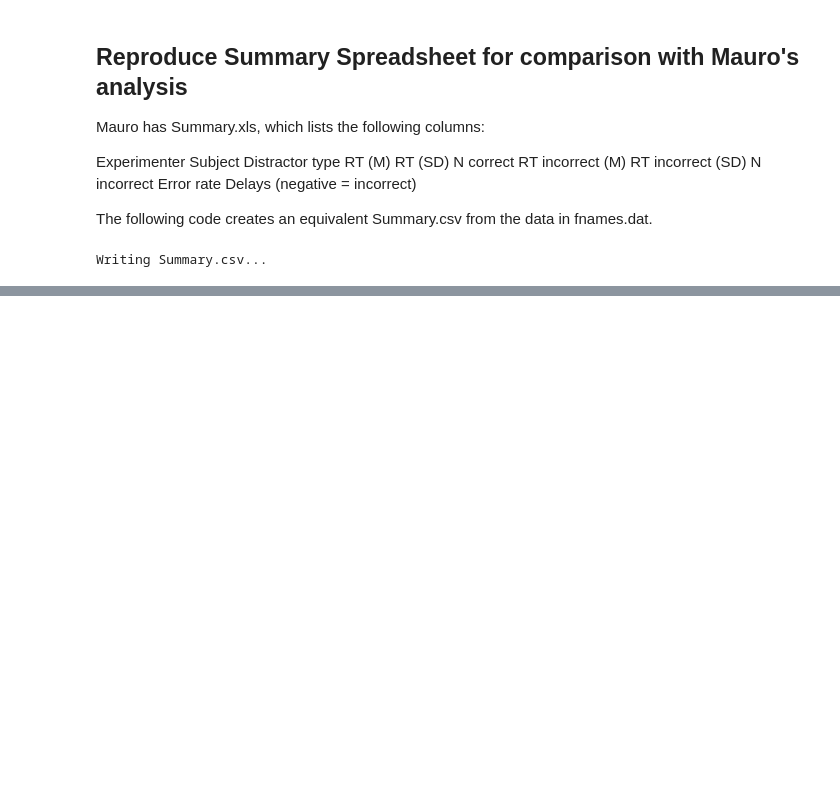
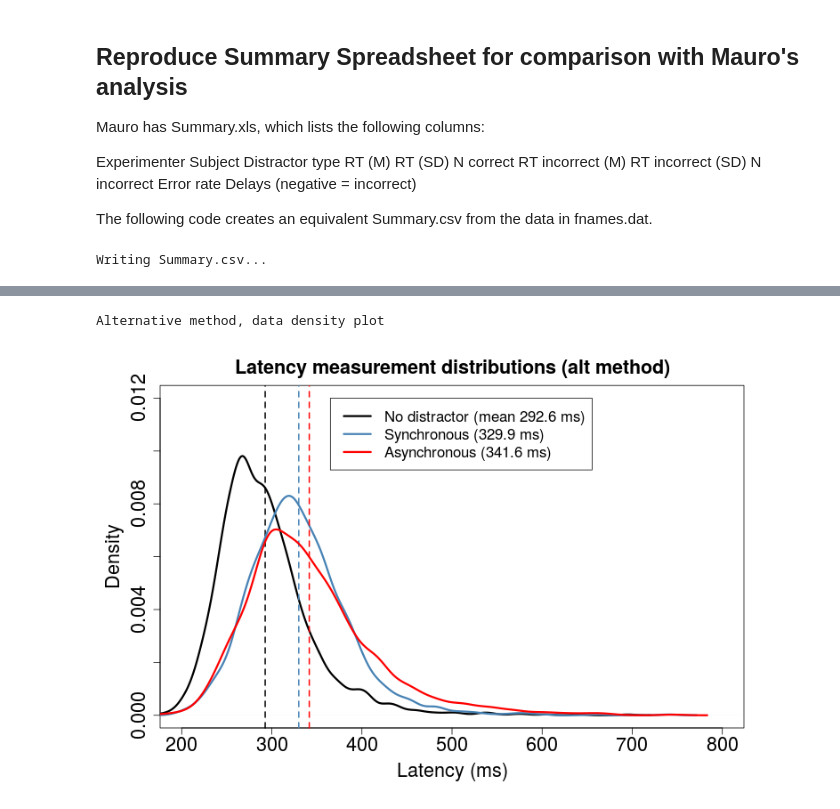
Before and after one commit to ABRG-Models/linetask2014, a Jupyter notebook: analysis/Anova.ipynb, the cells around one changed output, grey strips where cells are left out. Drawn from its saved outputs; the diff is of its cells as text; code cells hidden in the pictures; blank space fills up the shorter version.

```diff
--- a/analysis/Anova.ipynb
+++ b/analysis/Anova.ipynb
@@ -2783,0 +2840,6 @@ Writing Summary.csv...
+# %%
+print 'Alternative method, data density plot'
+Image(filename='../paper/figures/data_density_altmethod.png')
+# %% [output]
+Alternative method, data density plot
+[figure, added]
```
Also changed, not shown: parts of 9 cells of this notebook, 3 other files.
